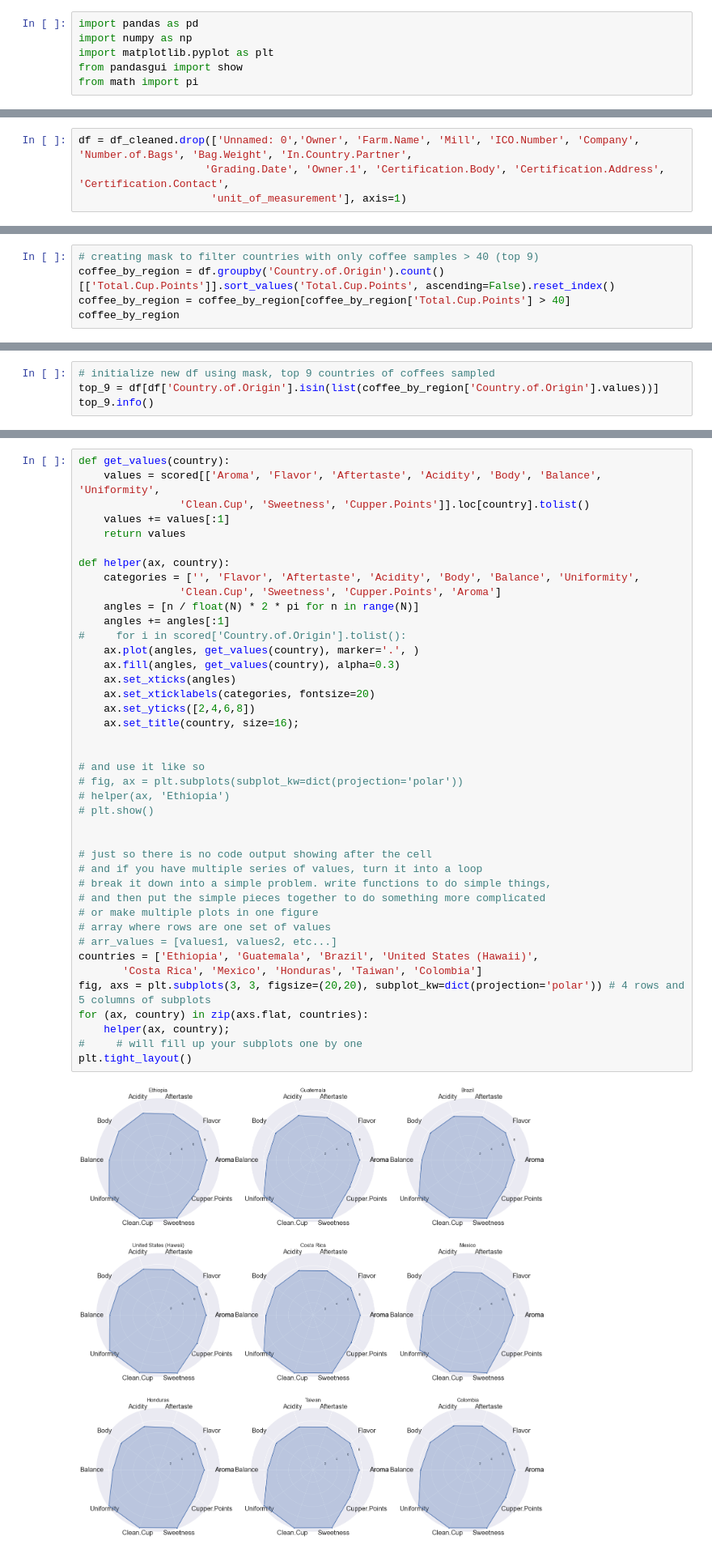
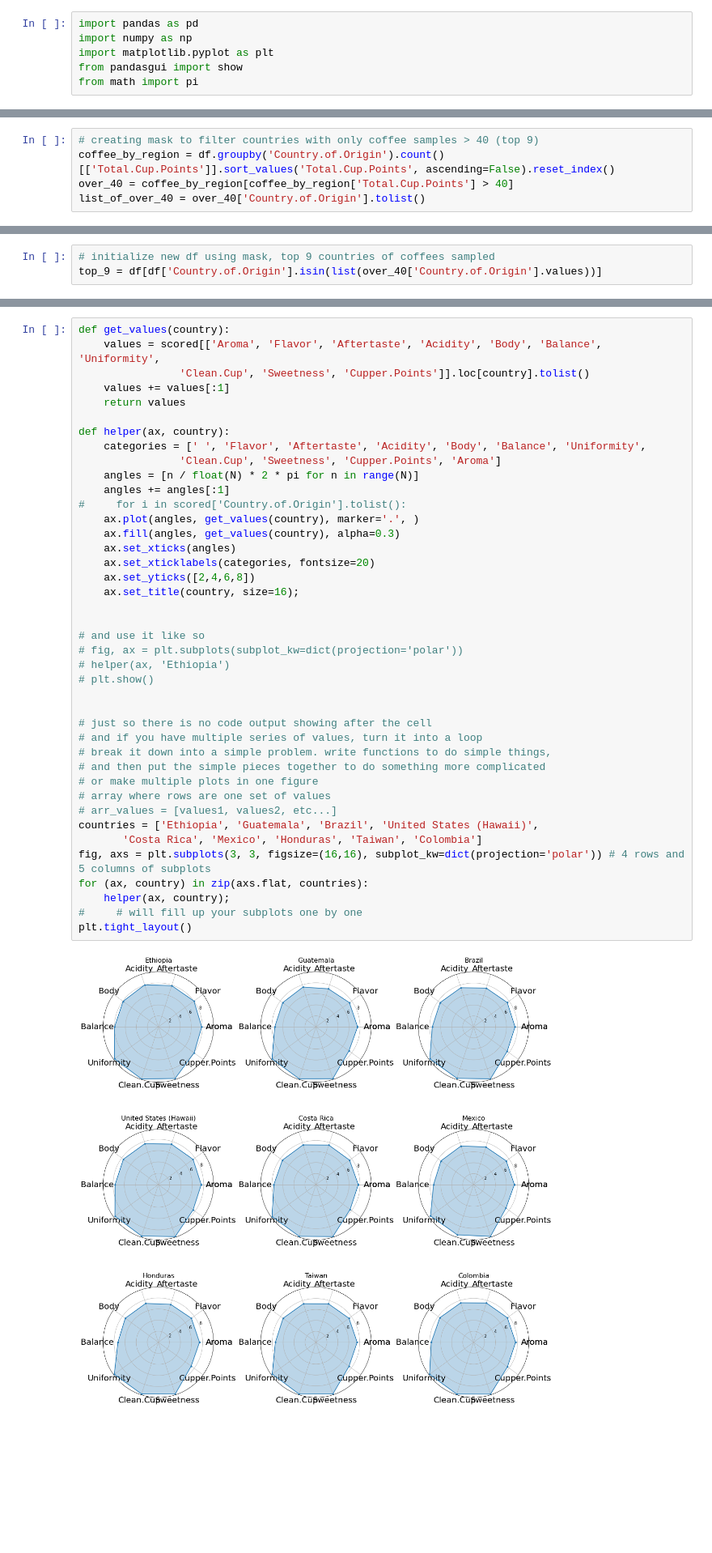
Before and after one commit to thejoshchow/coffee-arabica, a Jupyter notebook: coffee.ipynb, the cells around one changed output, grey strips where cells are left out. Shown at 81% size. Saved outputs shown, nothing was run; the diff lists cells and outputs as text; blank space fills up the shorter version.

```diff
--- a/coffee.ipynb
+++ b/coffee.ipynb
@@ -30,7 +41,3 @@ Data columns (total 44 columns):
  43  altitude_mean_meters   1084 non-null   float64
 dtypes: float64(16), int64(4), object(24)
 memory usage: 450.8+ KB
-# %%
-df = df_cleaned.drop(['Unnamed: 0','Owner', 'Farm.Name', 'Mill', 'ICO.Number', 'Company', 'Number.of.Bags', 'Bag.Weight', 'In.Country.Partner',
-                    'Grading.Date', 'Owner.1', 'Certification.Body', 'Certification.Address', 'Certification.Contact',
-                     'unit_of_measurement'], axis=1)
@@ -99,5 +107,5 @@ df.groupby('Country.of.Origin').count()[['Total.Cup.Points']].sort_values('Total
 # %%
 # creating mask to filter countries with only coffee samples > 40 (top 9)
 coffee_by_region = df.groupby('Country.of.Origin').count()[['Total.Cup.Points']].sort_values('Total.Cup.Points', ascending=False).reset_index()
-coffee_by_region = coffee_by_region[coffee_by_region['Total.Cup.Points'] > 40]
-coffee_by_region
+over_40 = coffee_by_region[coffee_by_region['Total.Cup.Points'] > 40]
+list_of_over_40 = over_40['Country.of.Origin'].tolist()
@@ -115 +112,4 @@ coffee_by_region
+# %%
+# initialize new df using mask, top 9 countries of coffees sampled
+top_9 = df[df['Country.of.Origin'].isin(list(over_40['Country.of.Origin'].values))]
 # %%
@@ -121,4 +128,0 @@ array(['Ethiopia', 'Guatemala', 'Brazil', 'United States (Hawaii)',
-# %%
-# initialize new df using mask, top 9 countries of coffees sampled
-top_9 = df[df['Country.of.Origin'].isin(list(coffee_by_region['Country.of.Origin'].values))]
-top_9.info()
@@ -257,38 +279,38 @@ def get_values(country):
     return values
 
 def helper(ax, country):
-    categories = ['', 'Flavor', 'Aftertaste', 'Acidity', 'Body', 'Balance', 'Uniformity',
+    categories = [' ', 'Flavor', 'Aftertaste', 'Acidity', 'Body', 'Balance', 'Uniformity',
                 'Clean.Cup', 'Sweetness', 'Cupper.Points', 'Aroma']
     angles = [n / float(N) * 2 * pi for n in range(N)]
     angles += angles[:1]
 #     for i in scored['Country.of.Origin'].tolist():
     ax.plot(angles, get_values(country), marker='.', )
     ax.fill(angles, get_values(country), alpha=0.3)
     ax.set_xticks(angles)
     ax.set_xticklabels(categories, fontsize=20)
     ax.set_yticks([2,4,6,8])
     ax.set_title(country, size=16);
 
 
 # and use it like so
 # fig, ax = plt.subplots(subplot_kw=dict(projection='polar'))
 # helper(ax, 'Ethiopia')
 # plt.show()
 
 
 # just so there is no code output showing after the cell
 # and if you have multiple series of values, turn it into a loop
 # break it down into a simple problem. write functions to do simple things,
 # and then put the simple pieces together to do something more complicated
 # or make multiple plots in one figure
 # array where rows are one set of values
 # arr_values = [values1, values2, etc...]
 countries = ['Ethiopia', 'Guatemala', 'Brazil', 'United States (Hawaii)',
        'Costa Rica', 'Mexico', 'Honduras', 'Taiwan', 'Colombia']
-fig, axs = plt.subplots(3, 3, figsize=(20,20), subplot_kw=dict(projection='polar')) # 4 rows and 5 columns of subplots
+fig, axs = plt.subplots(3, 3, figsize=(16,16), subplot_kw=dict(projection='polar')) # 4 rows and 5 columns of subplots
 for (ax, country) in zip(axs.flat, countries):
     helper(ax, country);
 #     # will fill up your subplots one by one
 plt.tight_layout()
 # %% [output]
-[figure, old version]
+[figure, new version]
```
Also changed, not shown: parts of 27 cells of this notebook.
